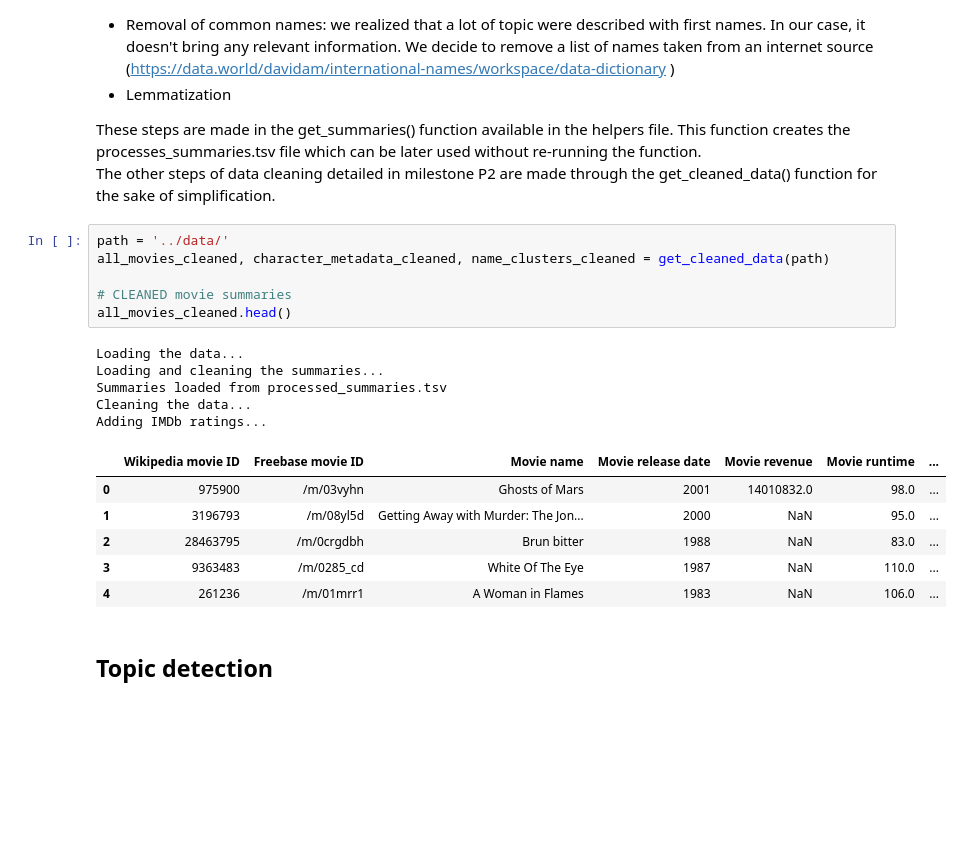
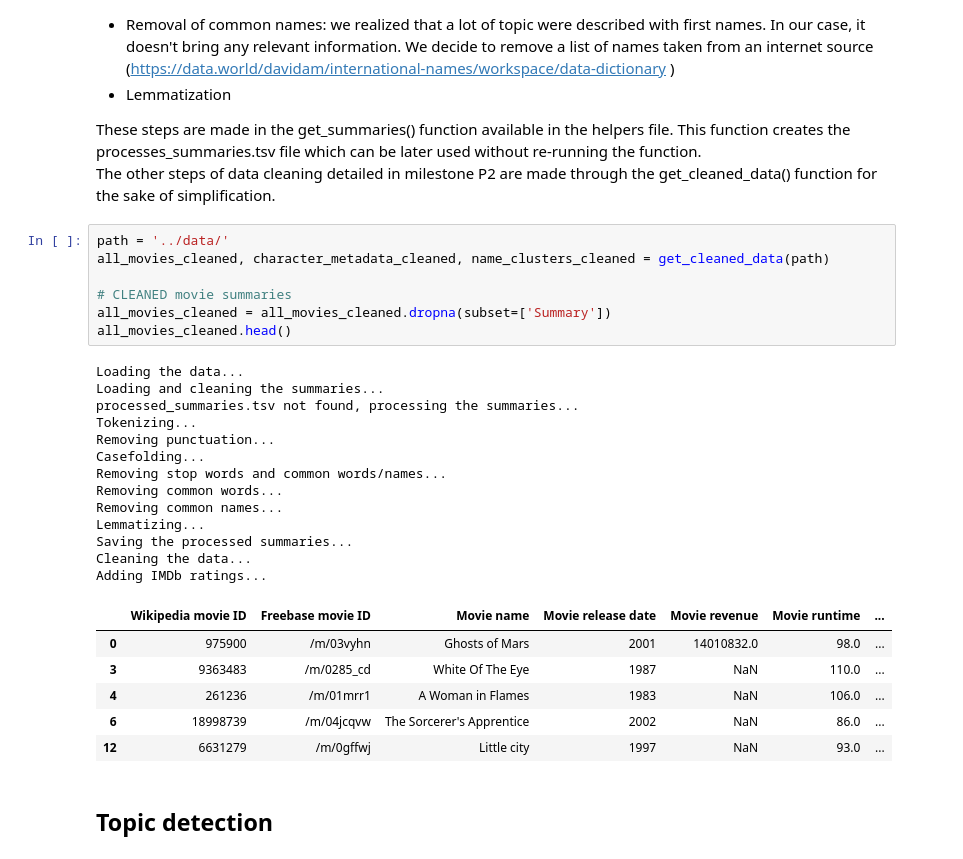
Before and after one commit to epfl-ada/ada-2023-project-workingteam2023, a Jupyter notebook: exploration/main.ipynb, the cells around one changed output. Drawn from its saved outputs; the diff is of its cells as text; blank space fills up the shorter version.

```diff
--- a/exploration/main.ipynb
+++ b/exploration/main.ipynb
@@ -598,21 +596,30 @@ The other steps of data cleaning detailed in milestone P2 are made through the g
 # %%
 path = '../data/'
 all_movies_cleaned, character_metadata_cleaned, name_clusters_cleaned = get_cleaned_data(path)
 
 # CLEANED movie summaries
+all_movies_cleaned = all_movies_cleaned.dropna(subset=['Summary'])
 all_movies_cleaned.head()
 # %% [output]
 Loading the data...
 Loading and cleaning the summaries...
-Summaries loaded from processed_summaries.tsv
+processed_summaries.tsv not found, processing the summaries...
+Tokenizing...
+Removing punctuation...
+Casefolding...
+Removing stop words and common words/names...
+Removing common words...
+Removing common names...
+Lemmatizing...
+Saving the processed summaries...
 Cleaning the data...
 Adding IMDb ratings...
 |  | Wikipedia movie ID | Freebase movie ID | Movie name | Movie release date | Movie revenue | Movie runtime | ... |
 | 0 | 975900 | /m/03vyhn | Ghosts of Mars | 2001 | 14010832.0 | 98.0 | ... |
-| 1 | 3196793 | /m/08yl5d | Getting Away with Murder: The Jon... | 2000 | NaN | 95.0 | ... |
-| 2 | 28463795 | /m/0crgdbh | Brun bitter | 1988 | NaN | 83.0 | ... |
 | 3 | 9363483 | /m/0285_cd | White Of The Eye | 1987 | NaN | 110.0 | ... |
 | 4 | 261236 | /m/01mrr1 | A Woman in Flames | 1983 | NaN | 106.0 | ... |
+| 6 | 18998739 | /m/04jcqvw | The Sorcerer's Apprentice | 2002 | NaN | 86.0 | ... |
+| 12 | 6631279 | /m/0gffwj | Little city | 1997 | NaN | 93.0 | ... |
 # %% [markdown]
 ## Topic detection
 # %% [markdown]
```
Also changed, not shown: parts of 15 cells of this notebook, 1 other file.
